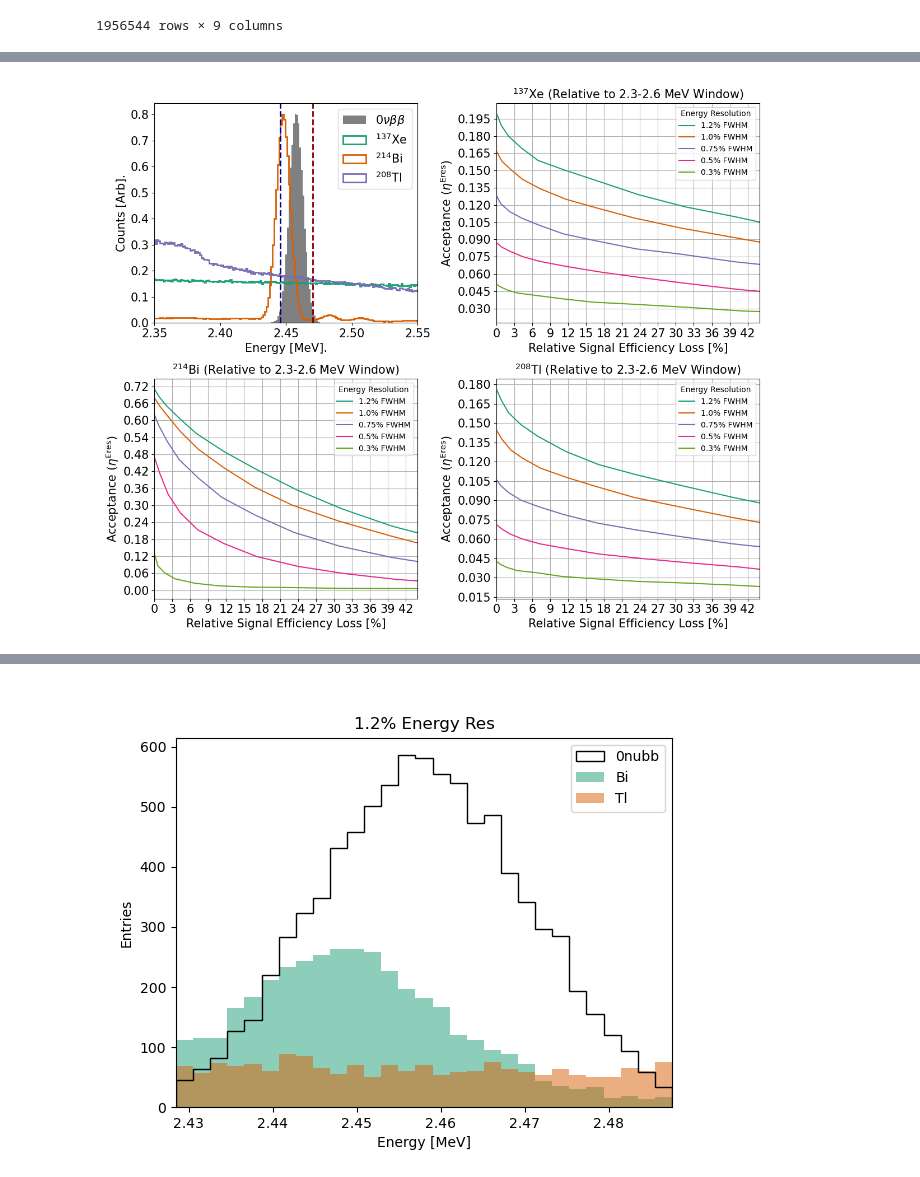
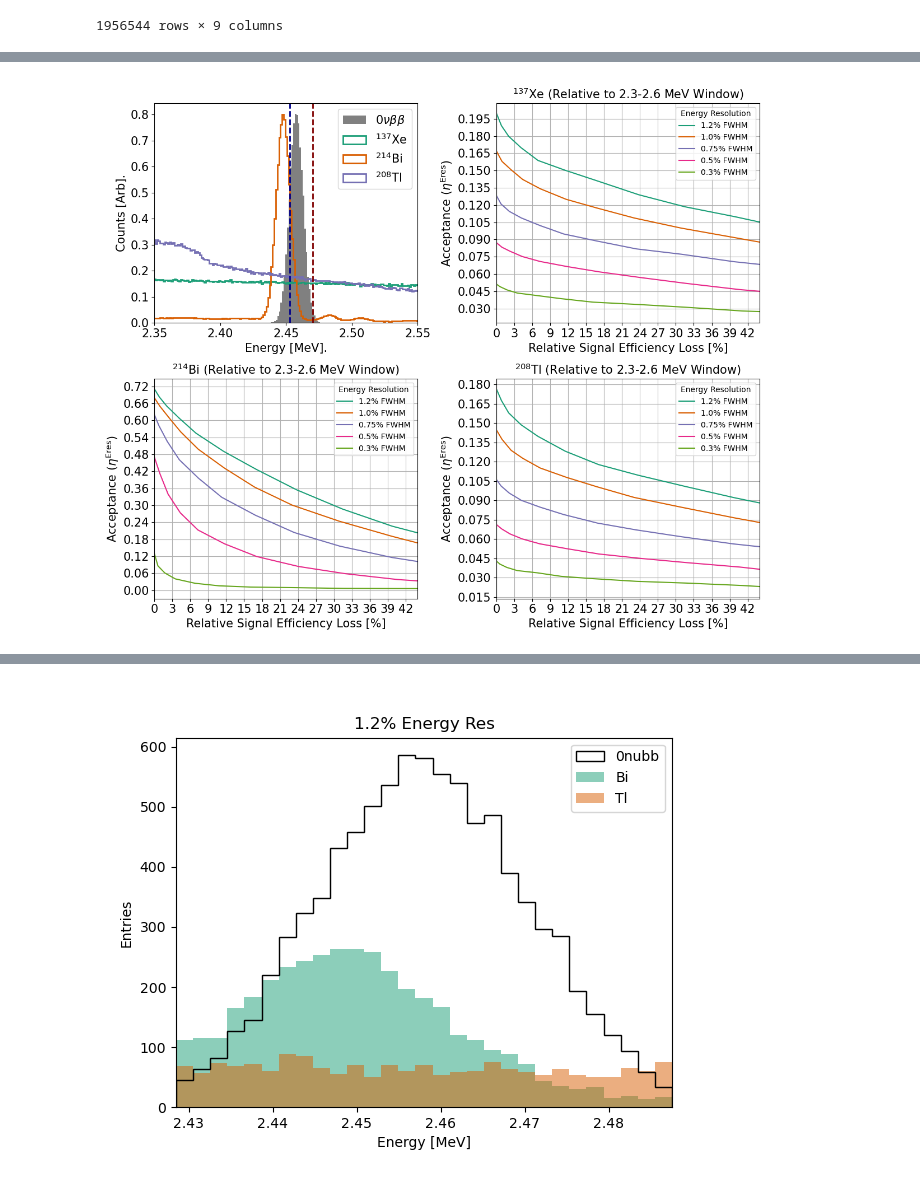
Before and after one commit to kvjmistry/ATPC, a Jupyter notebook: notebooks/SmearEnergy.ipynb, the cells around one changed output, grey strips where cells are left out. Saved outputs shown, nothing was run; the diff lists cells and outputs as text; code cells hidden in the pictures.

```diff
--- a/notebooks/SmearEnergy.ipynb
+++ b/notebooks/SmearEnergy.ipynb
@@ -252,18 +252,21 @@ nubb_meta = pd.read_hdf("../data/Eres/ATPC_0nubb_Efilt.h5", "MC/meta")
 Bi_meta = pd.read_hdf("../data/Eres/ATPC_Bi_ion_Efilt.h5", "MC/meta")
 Tl_meta = pd.read_hdf("../data/Eres/ATPC_Tl_ion_Efilt.h5", "MC/meta")
 single_meta = pd.read_hdf("../data/Eres/ATPC_single_Efilt.h5", "MC/meta")
+radon_meta = pd.read_hdf("../data/Eres/ATPC_Bi_ion_cathode_Efilt.h5", "MC/meta")
 
 display(nubb_meta)
 display(Bi_meta)
 display(Tl_meta)
 display(single_meta)
+display(radon_meta)
 
 
 N_sig_win = int(nubb_meta.N_saved.iloc[0])
 N_Bi_win  = int(Bi_meta.N_saved.iloc[0])
 N_Tl_win  = int(Tl_meta.N_saved.iloc[0])
 N_single_win  = int(single_meta.N_saved.iloc[0])
-print(N_sig_win, N_Bi_win, N_Tl_win)
+N_radon_win  = int(radon_meta.N_saved.iloc[0])*399
+print(N_sig_win, N_Bi_win, N_Tl_win, N_radon_win)
 
 def LoadHits(file):
     hits1 = pd.read_hdf(f"../data/Eres/{file}", "MC/hits1")
@@ -309,6 +312,7 @@ nubb_hits   = LoadHits("ATPC_0nubb_Efilt.h5")
 Bi_hits = LoadHits("ATPC_Bi_ion_Efilt.h5")
 Tl_hits = LoadHits("ATPC_Tl_ion_Efilt.h5")
 single_hits = LoadHits("ATPC_single_Efilt.h5")
+radon_hits = LoadHits("ATPC_Bi_ion_cathode_Efilt.h5")
 
 Eres = [1.2, 1.0, 0.75, 0.5, 0.3]
 
@@ -317,6 +321,7 @@ nubb_win = []
 Bi_win = []
 Tl_win = []
 single_win = []
+radon_win = []
 
 for index, res in enumerate(Eres):
     print("On resolution", res)
@@ -327,6 +332,7 @@ for index, res in enumerate(Eres):
     Bi_win.append  (ApplyVariedEnergyThreshold(Bi_hits[index], res)/N_Bi_win)
     Tl_win.append  (ApplyVariedEnergyThreshold(Tl_hits[index], res)/N_Tl_win)
     single_win.append  (ApplyVariedEnergyThreshold(single_hits[index], res)/N_single_win)
+    radon_win.append  (ApplyVariedEnergyThreshold(radon_hits[index], res)/N_radon_win)
 
 
 print(nubb_win[1])
@@ -404,32 +423,33 @@ plt.tight_layout()
 nubb_csv = pd.read_csv("../data/Eres/0nubb.csv")
 single_csv = pd.read_csv("../data/Eres/single.csv")
 Bi_ion_csv = pd.read_csv("../data/Eres/Bi_ion.csv")
 Tl_ion_csv = pd.read_csv("../data/Eres/Tl_ion.csv")
 
 # display(nubb_csv)
 w1 = np.ones_like(nubb_csv["Energies"])/30000
 w2 = np.ones_like(single_csv["Energies"])/30000
 w3 = np.ones_like(Bi_ion_csv["Energies"])/40000
 w4 = np.ones_like(Tl_ion_csv["Energies"])/30000
 
 ax[0,0].hist(nubb_csv["Energies"], bins = np.linspace(2.3,2.6,250),   weights= w1, linewidth=2,color="grey", label = r"$0\nu\beta\beta$");
 ax[0,0].hist(single_csv["Energies"], bins = np.linspace(2.3,2.6,250), weights= w2, histtype = "step",linewidth=2, label = "$^{137}$Xe");
 ax[0,0].hist(Bi_ion_csv["Energies"], bins = np.linspace(2.3,2.6,250), weights= w3, histtype = "step",linewidth=2, label = "$^{214}$Bi");
 ax[0,0].hist(Tl_ion_csv["Energies"], bins = np.linspace(2.3,2.6,250), weights= w4, histtype = "step",linewidth=2, label = "$^{208}$Tl");
 ax[0,0].legend(fontsize=15)
 ax[0,0].set_ylabel("Counts [Arb].", fontsize=15)
 ax[0,0].set_xlabel("Energy [MeV].", fontsize=15)
 ax[0,0].tick_params(axis='both', which='both', labelsize=15)
 
-ax[0,0].axvline(x = 2.4456702, color = 'DarkBlue', linestyle="--", linewidth=2)
+# ax[0,0].axvline(x = 2.4456702, color = 'DarkBlue', linestyle="--", linewidth=2)
+ax[0,0].axvline(x = 2.453, color = 'DarkBlue', linestyle="--", linewidth=2)
 ax[0,0].axvline(x = 2.4702498, color = 'Maroon', linestyle="--", linewidth=2)
 ax[0,0].set_xlim(2.35,2.55)
 plt.tight_layout()
 
 
 # Hide the unused subplot
 # ax[1,1].axis('off')
 
 plt.savefig(f"../../../Projects/Atmospheric TPC/PaperDraft/EnergyResolution.pdf")
 # %% [output]
-[figure, old version]
+[figure, new version]
```
Also changed, not shown: parts of 6 cells of this notebook, 5 other files.
